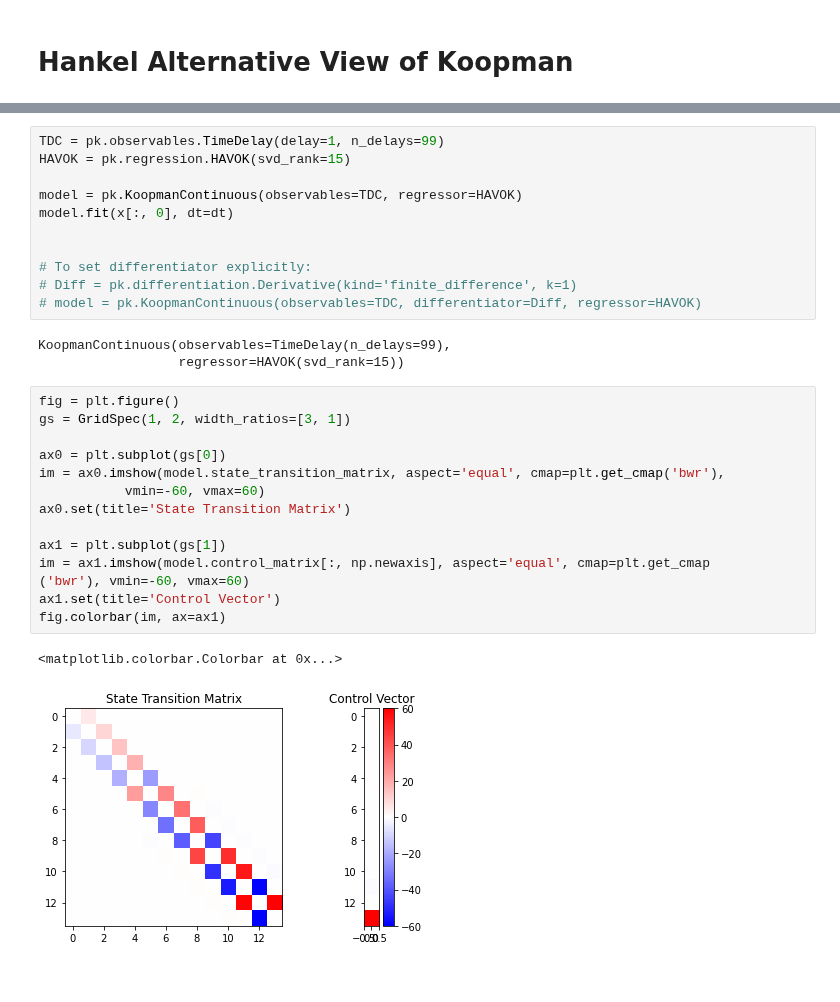
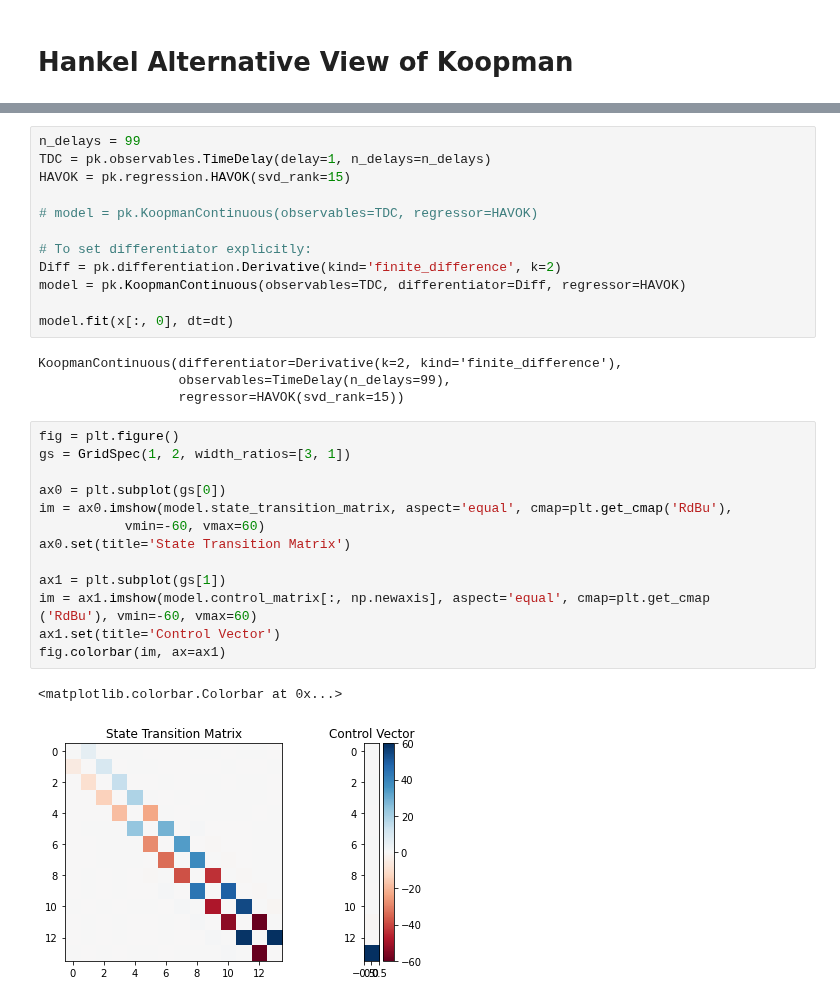
Before and after one commit to dynamicslab/pykoopman, a Jupyter notebook: examples/tutorial_havok.ipynb, the cells around one changed output, grey strips where cells are left out. Drawn from its saved outputs; the diff is of its cells as text.

Commit message:
feat: state prediction, full example

```diff
--- a/examples/tutorial_havok.ipynb
+++ b/examples/tutorial_havok.ipynb
@@ -50,31 +52,33 @@ Text(0.5, 0, 't')
 # %%
-TDC = pk.observables.TimeDelay(delay=1, n_delays=99)
+n_delays = 99
+TDC = pk.observables.TimeDelay(delay=1, n_delays=n_delays)
 HAVOK = pk.regression.HAVOK(svd_rank=15)
 
-model = pk.KoopmanContinuous(observables=TDC, regressor=HAVOK)
-model.fit(x[:, 0], dt=dt)
-
+# model = pk.KoopmanContinuous(observables=TDC, regressor=HAVOK)
 
 # To set differentiator explicitly:
-# Diff = pk.differentiation.Derivative(kind='finite_difference', k=1)
-# model = pk.KoopmanContinuous(observables=TDC, differentiator=Diff, regressor=HAVOK)
+Diff = pk.differentiation.Derivative(kind='finite_difference', k=2)
+model = pk.KoopmanContinuous(observables=TDC, differentiator=Diff, regressor=HAVOK)
+
+model.fit(x[:, 0], dt=dt)
 # %% [output]
-KoopmanContinuous(observables=TimeDelay(n_delays=99),
+KoopmanContinuous(differentiator=Derivative(k=2, kind='finite_difference'),
+                  observables=TimeDelay(n_delays=99),
                   regressor=HAVOK(svd_rank=15))
 # %%
 fig = plt.figure()
 gs = GridSpec(1, 2, width_ratios=[3, 1])
 
 ax0 = plt.subplot(gs[0])
-im = ax0.imshow(model.state_transition_matrix, aspect='equal', cmap=plt.get_cmap('bwr'),
+im = ax0.imshow(model.state_transition_matrix, aspect='equal', cmap=plt.get_cmap('RdBu'),
            vmin=-60, vmax=60)
 ax0.set(title='State Transition Matrix')
 
 ax1 = plt.subplot(gs[1])
 im = ax1.imshow(model.control_matrix[:, np.newaxis], aspect='equal', cmap=plt.get_cmap
-('bwr'), vmin=-60, vmax=60)
+('RdBu'), vmin=-60, vmax=60)
 ax1.set(title='Control Vector')
 fig.colorbar(im, ax=ax1)
 # %% [output]
 <matplotlib.colorbar.Colorbar at 0x...>
-[figure, old version]
+[figure, new version]
```
Also changed, not shown: parts of 3 cells of this notebook, 1 other file.
